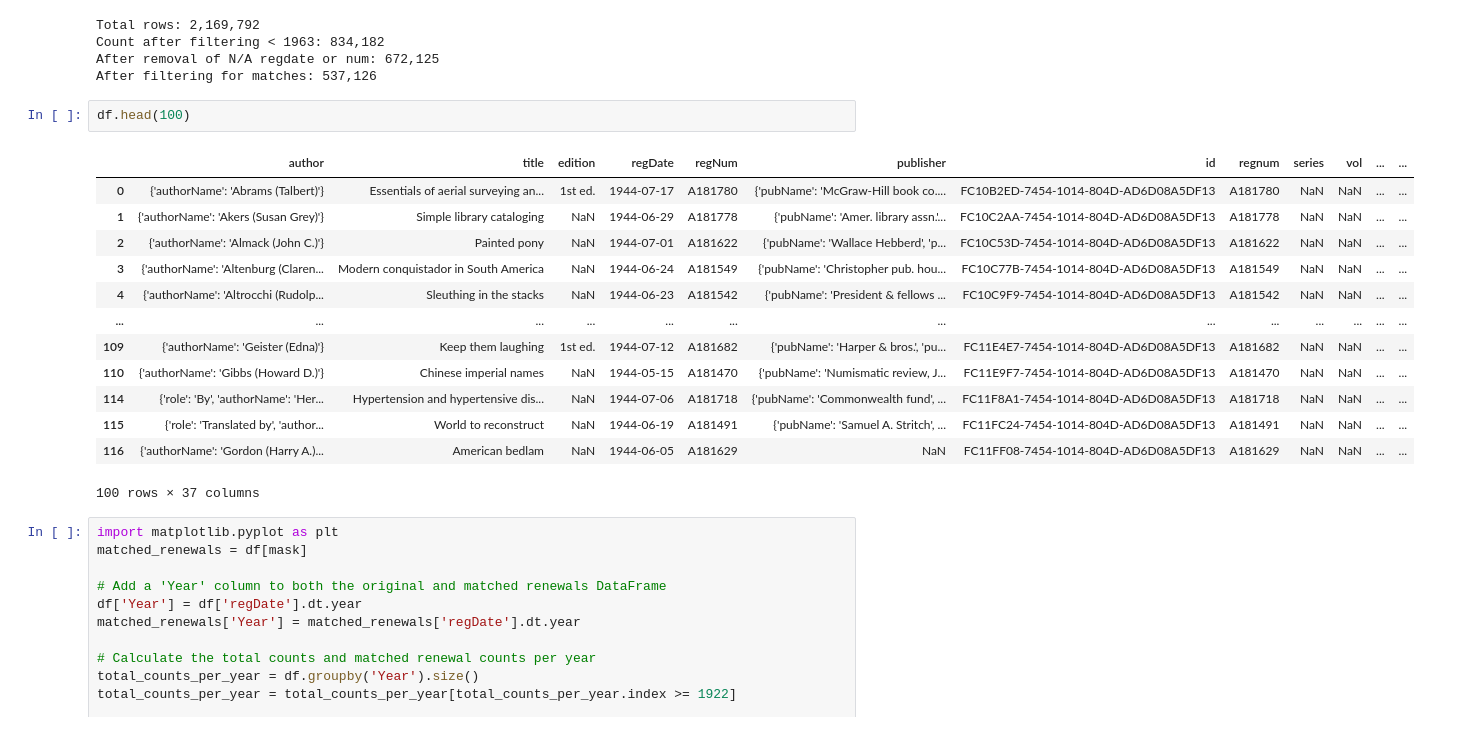
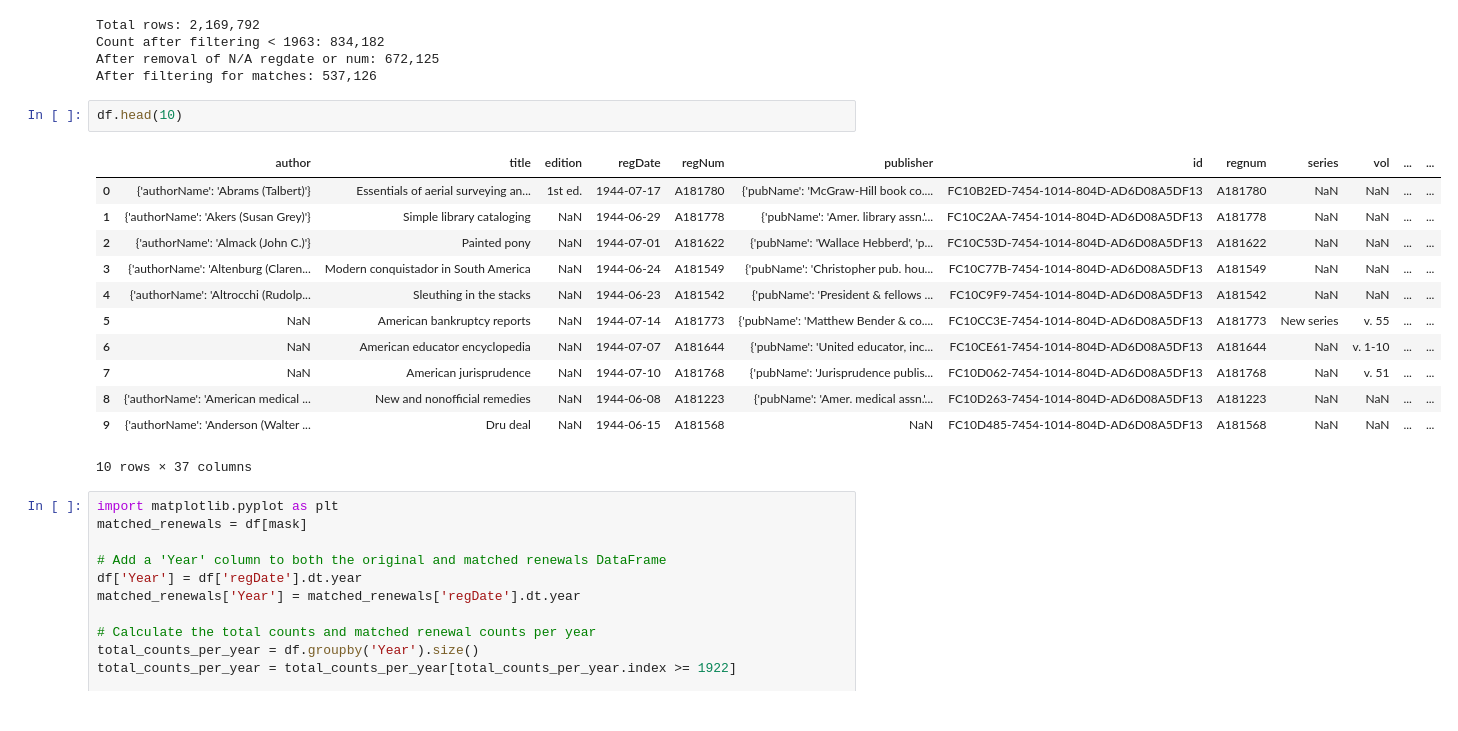
Before and after one commit to EleutherAI/pd-books, a Jupyter notebook: first_pass.ipynb, the cells around one changed output. Cells and saved outputs as stored; diff of their text form.

```diff
--- a/first_pass.ipynb
+++ b/first_pass.ipynb
@@ -50,21 +50,20 @@ Count after filtering < 1963: 834,182
 After removal of N/A regdate or num: 672,125
 After filtering for matches: 537,126
 # %%
-df.head(100)
+df.head(10)
 # %% [output]
 |  | author | title | edition | regDate | regNum | publisher | id | regnum | series | vol | ... | ... |
 | 0 | {'authorName': 'Abrams (Talbert)'} | Essentials of aerial surveying an... | 1st ed. | 1944-07-17 | A181780 | {'pubName': 'McGraw-Hill book co.... | FC10B2ED-7454-1014-804D-AD6D08A5DF13 | A181780 | NaN | NaN | ... | ... |
 | 1 | {'authorName': 'Akers (Susan Grey)'} | Simple library cataloging | NaN | 1944-06-29 | A181778 | {'pubName': 'Amer. library assn.'... | FC10C2AA-7454-1014-804D-AD6D08A5DF13 | A181778 | NaN | NaN | ... | ... |
 | 2 | {'authorName': 'Almack (John C.)'} | Painted pony | NaN | 1944-07-01 | A181622 | {'pubName': 'Wallace Hebberd', 'p... | FC10C53D-7454-1014-804D-AD6D08A5DF13 | A181622 | NaN | NaN | ... | ... |
 | 3 | {'authorName': 'Altenburg (Claren... | Modern conquistador in South America | NaN | 1944-06-24 | A181549 | {'pubName': 'Christopher pub. hou... | FC10C77B-7454-1014-804D-AD6D08A5DF13 | A181549 | NaN | NaN | ... | ... |
 | 4 | {'authorName': 'Altrocchi (Rudolp... | Sleuthing in the stacks | NaN | 1944-06-23 | A181542 | {'pubName': 'President & fellows ... | FC10C9F9-7454-1014-804D-AD6D08A5DF13 | A181542 | NaN | NaN | ... | ... |
-| ... | ... | ... | ... | ... | ... | ... | ... | ... | ... | ... | ... | ... |
-| 109 | {'authorName': 'Geister (Edna)'} | Keep them laughing | 1st ed. | 1944-07-12 | A181682 | {'pubName': 'Harper & bros.', 'pu... | FC11E4E7-7454-1014-804D-AD6D08A5DF13 | A181682 | NaN | NaN | ... | ... |
-| 110 | {'authorName': 'Gibbs (Howard D.)'} | Chinese imperial names | NaN | 1944-05-15 | A181470 | {'pubName': 'Numismatic review, J... | FC11E9F7-7454-1014-804D-AD6D08A5DF13 | A181470 | NaN | NaN | ... | ... |
-| 114 | {'role': 'By', 'authorName': 'Her... | Hypertension and hypertensive dis... | NaN | 1944-07-06 | A181718 | {'pubName': 'Commonwealth fund', ... | FC11F8A1-7454-1014-804D-AD6D08A5DF13 | A181718 | NaN | NaN | ... | ... |
-| 115 | {'role': 'Translated by', 'author... | World to reconstruct | NaN | 1944-06-19 | A181491 | {'pubName': 'Samuel A. Stritch', ... | FC11FC24-7454-1014-804D-AD6D08A5DF13 | A181491 | NaN | NaN | ... | ... |
-| 116 | {'authorName': 'Gordon (Harry A.)... | American bedlam | NaN | 1944-06-05 | A181629 | NaN | FC11FF08-7454-1014-804D-AD6D08A5DF13 | A181629 | NaN | NaN | ... | ... |
+| 5 | NaN | American bankruptcy reports | NaN | 1944-07-14 | A181773 | {'pubName': 'Matthew Bender & co.... | FC10CC3E-7454-1014-804D-AD6D08A5DF13 | A181773 | New series | v. 55 | ... | ... |
+| 6 | NaN | American educator encyclopedia | NaN | 1944-07-07 | A181644 | {'pubName': 'United educator, inc... | FC10CE61-7454-1014-804D-AD6D08A5DF13 | A181644 | NaN | v. 1-10 | ... | ... |
+| 7 | NaN | American jurisprudence | NaN | 1944-07-10 | A181768 | {'pubName': 'Jurisprudence publis... | FC10D062-7454-1014-804D-AD6D08A5DF13 | A181768 | NaN | v. 51 | ... | ... |
+| 8 | {'authorName': 'American medical ... | New and nonofficial remedies | NaN | 1944-06-08 | A181223 | {'pubName': 'Amer. medical assn.'... | FC10D263-7454-1014-804D-AD6D08A5DF13 | A181223 | NaN | NaN | ... | ... |
+| 9 | {'authorName': 'Anderson (Walter ... | Dru deal | NaN | 1944-06-15 | A181568 | NaN | FC10D485-7454-1014-804D-AD6D08A5DF13 | A181568 | NaN | NaN | ... | ... |
-100 rows × 37 columns
+10 rows × 37 columns
 # %%
 import matplotlib.pyplot as plt
 matched_renewals = df[mask]
```
